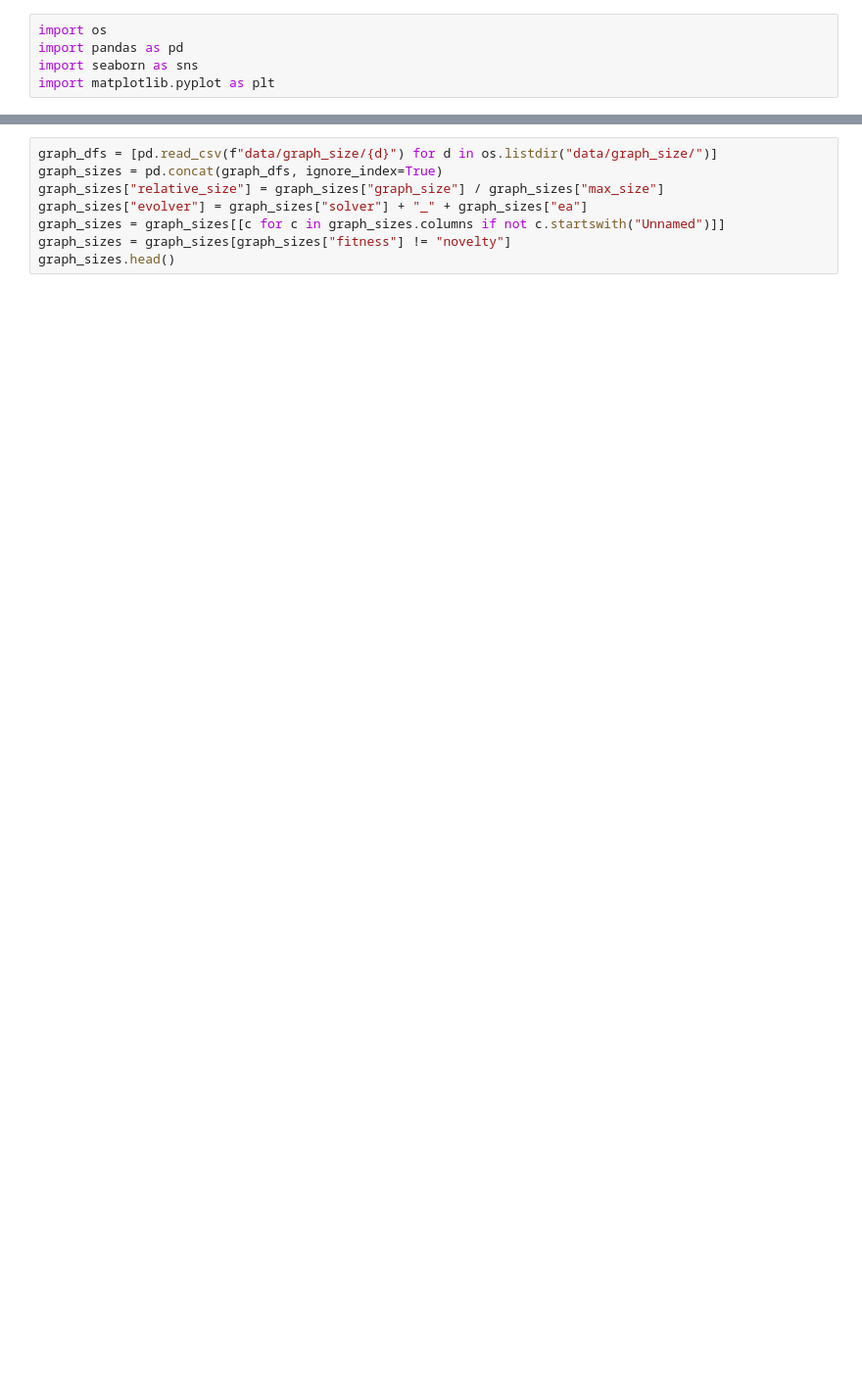
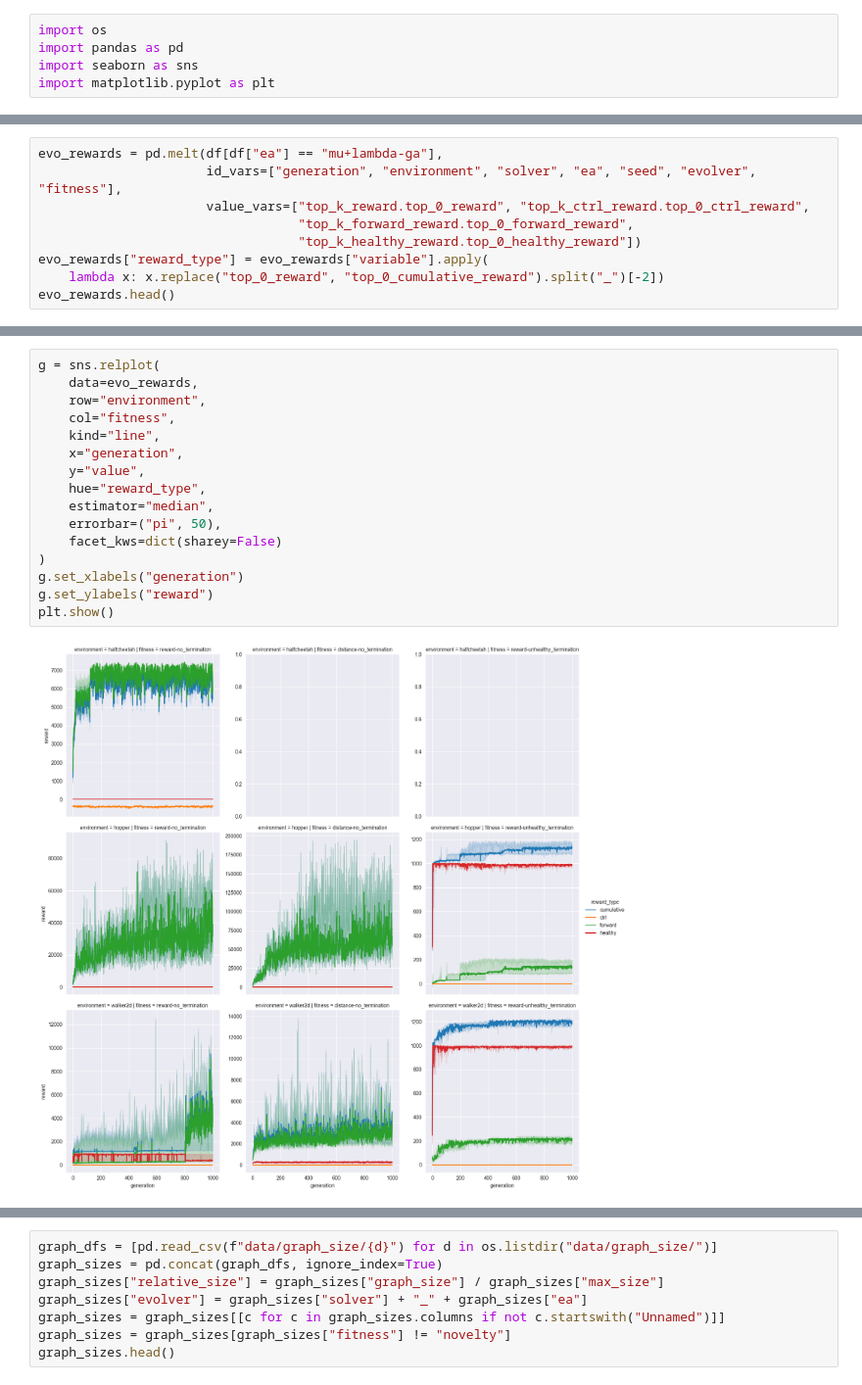
Before and after one commit to giorgia-nadizar/cgpax, a Jupyter notebook: analysis/analysis.ipynb, the cells around one changed output, grey strips where cells are left out. Shown at 98% size. Cells and saved outputs as stored; diff of their text form; blank space fills up the shorter version.

```diff
--- a/analysis/analysis.ipynb
+++ b/analysis/analysis.ipynb
@@ -41,0 +42,9 @@ plt.show()
+# %%
+evo_rewards = pd.melt(df[df["ea"] == "mu+lambda-ga"],
+                      id_vars=["generation", "environment", "solver", "ea", "seed", "evolver", "fitness"],
+                      value_vars=["top_k_reward.top_0_reward", "top_k_ctrl_reward.top_0_ctrl_reward",
+                                  "top_k_forward_reward.top_0_forward_reward",
+                                  "top_k_healthy_reward.top_0_healthy_reward"])
+evo_rewards["reward_type"] = evo_rewards["variable"].apply(
+    lambda x: x.replace("top_0_reward", "top_0_cumulative_reward").split("_")[-2])
+evo_rewards.head()
@@ -41,0 +58,18 @@ plt.show()
+# %%
+g = sns.relplot(
+    data=evo_rewards,
+    row="environment",
+    col="fitness",
+    kind="line",
+    x="generation",
+    y="value",
+    hue="reward_type",
+    estimator="median",
+    errorbar=("pi", 50),
+    facet_kws=dict(sharey=False)
+)
+g.set_xlabels("generation")
+g.set_ylabels("reward")
+plt.show()
+# %% [output]
+[figure, added]
```
Also changed, not shown: parts of 12 cells of this notebook.
